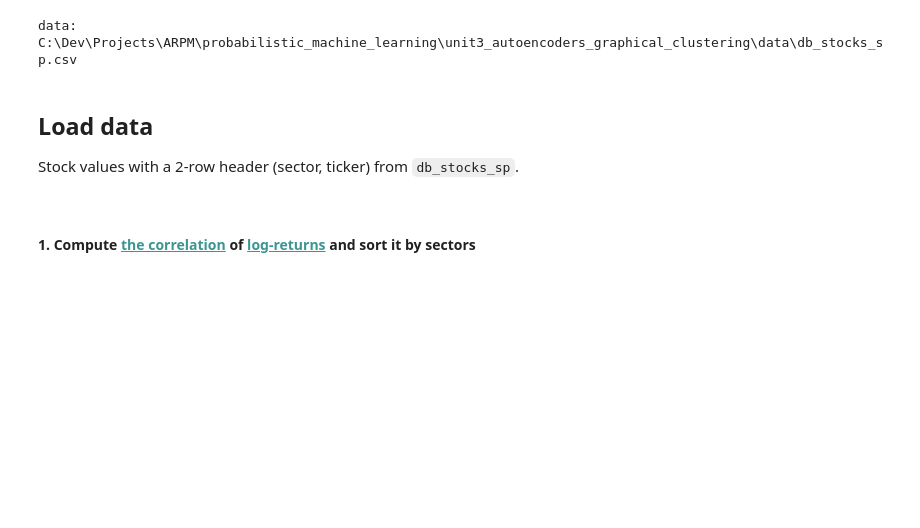
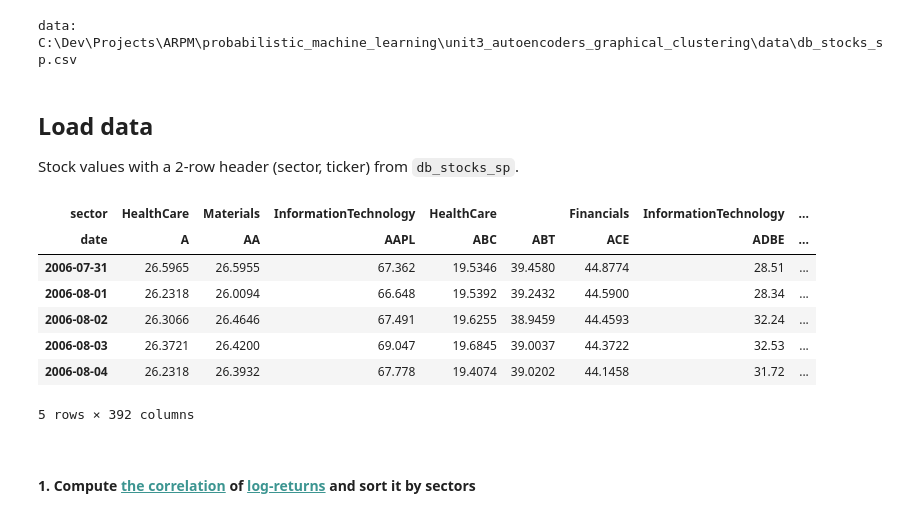
Before and after one commit to Gok-ML-AI/ARPM, a Jupyter notebook: probabilistic_machine_learning/unit3_autoencoders_graphical_clustering/notebooks/sector_vs_correlation_clustering.ipynb, the cells around one changed output. Saved outputs shown, nothing was run; the diff lists cells and outputs as text; code cells hidden in the pictures; blank space fills up the shorter version.

```diff
--- a/probabilistic_machine_learning/unit3_autoencoders_graphical_clustering/notebooks/sector_vs_correlation_clustering.ipynb
+++ b/probabilistic_machine_learning/unit3_autoencoders_graphical_clustering/notebooks/sector_vs_correlation_clustering.ipynb
@@ -46,17 +46,28 @@ Stock values with a 2-row header (sector, ticker) from `db_stocks_sp`.
 # %%
 # loading db_stocks_sp.csv
 # csv has 2 header rows - (sector on top, then ticker underneath)
 # index_col = 0 (the first column 'dates' become the row labels
 db_stocks_sp = read_csv(STOCKS_CSV, index_col=0, header=[0, 1])
 # stocks values
 v = array(db_stocks_sp)
 
 # get the number of columns/stocks
 n_bar = v.shape[1]
 # get the list of distinct sectors names
 sectors = array(db_stocks_sp.columns.levels[0])
 # sectors indices - getting the integer value for each stock
 labels = array(db_stocks_sp.columns.codes)[0, :]
+
+db_stocks_sp.head()
+# %% [output]
+| sector | HealthCare | Materials | InformationTechnology | HealthCare |  | Financials | InformationTechnology | ... |
+| date | A | AA | AAPL | ABC | ABT | ACE | ADBE | ... |
+| 2006-07-31 | 26.5965 | 26.5955 | 67.362 | 19.5346 | 39.4580 | 44.8774 | 28.51 | ... |
+| 2006-08-01 | 26.2318 | 26.0094 | 66.648 | 19.5392 | 39.2432 | 44.5900 | 28.34 | ... |
+| 2006-08-02 | 26.3066 | 26.4646 | 67.491 | 19.6255 | 38.9459 | 44.4593 | 32.24 | ... |
+| 2006-08-03 | 26.3721 | 26.4200 | 69.047 | 19.6845 | 39.0037 | 44.3722 | 32.53 | ... |
+| 2006-08-04 | 26.2318 | 26.3932 | 67.778 | 19.4074 | 39.0202 | 44.1458 | 31.72 | ... |
+5 rows × 392 columns
 # %% [markdown]
 <h1 style="font-weight: bold; font-size:14px; line-height:1.5em;">1. Compute
 <a style="color:#3c9591" href="https://www.arpm.co/lab/redirect.php?permalink=SampCorrDeffEstim" class="@formulas #SampCorrDeffEstim"> the correlation</a>
```
Also changed, not shown: parts of 3 cells of this notebook, 1 other file.
